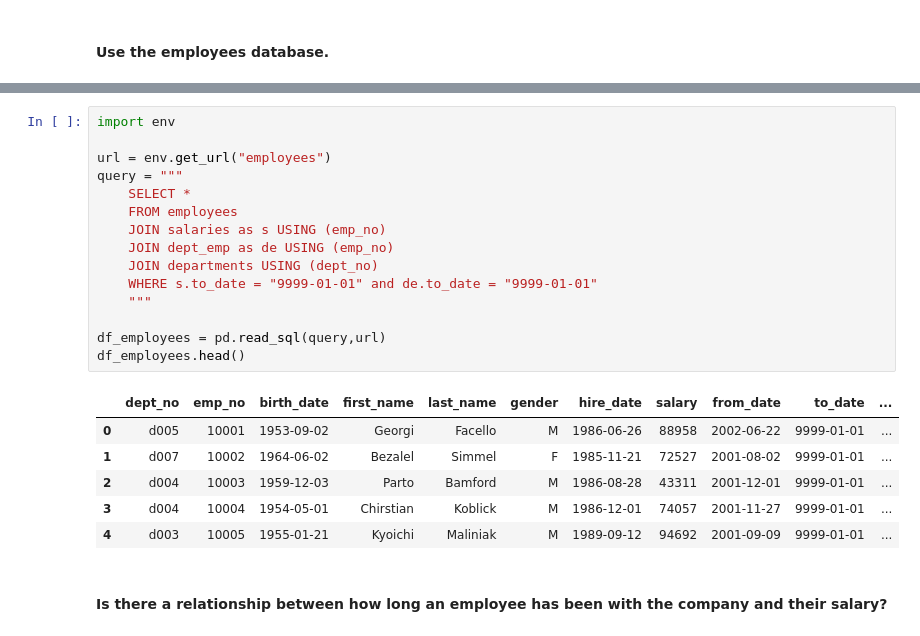
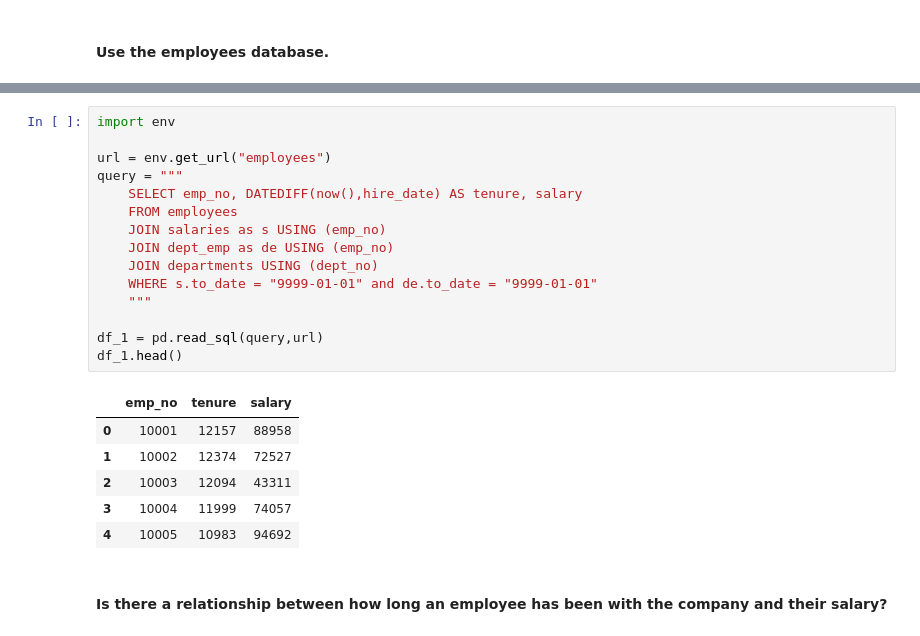
Before and after one commit to misty-garcia/statistics-exercises, a Jupyter notebook: hypothesis_testing.ipynb, the cells around one changed output, grey strips where cells are left out. Cells and saved outputs as stored; diff of their text form.

```diff
--- a/hypothesis_testing.ipynb
+++ b/hypothesis_testing.ipynb
@@ -222,24 +248,24 @@ plt.scatter(df_no_phone.tenure_whole, df_no_phone.total_charges)
 # %%
 import env
 
 url = env.get_url("employees")
 query = """
-    SELECT *
+    SELECT emp_no, DATEDIFF(now(),hire_date) AS tenure, salary
     FROM employees
     JOIN salaries as s USING (emp_no)
     JOIN dept_emp as de USING (emp_no)
     JOIN departments USING (dept_no)
     WHERE s.to_date = "9999-01-01" and de.to_date = "9999-01-01"
     """
 
-df_employees = pd.read_sql(query,url)
-df_employees.head()
+df_1 = pd.read_sql(query,url)
+df_1.head()
 # %% [output]
-|  | dept_no | emp_no | birth_date | first_name | last_name | gender | hire_date | salary | from_date | to_date | ... |
-| 0 | d005 | 10001 | 1953-09-02 | Georgi | Facello | M | 1986-06-26 | 88958 | 2002-06-22 | 9999-01-01 | ... |
-| 1 | d007 | 10002 | 1964-06-02 | Bezalel | Simmel | F | 1985-11-21 | 72527 | 2001-08-02 | 9999-01-01 | ... |
-| 2 | d004 | 10003 | 1959-12-03 | Parto | Bamford | M | 1986-08-28 | 43311 | 2001-12-01 | 9999-01-01 | ... |
-| 3 | d004 | 10004 | 1954-05-01 | Chirstian | Koblick | M | 1986-12-01 | 74057 | 2001-11-27 | 9999-01-01 | ... |
-| 4 | d003 | 10005 | 1955-01-21 | Kyoichi | Maliniak | M | 1989-09-12 | 94692 | 2001-09-09 | 9999-01-01 | ... |
+|  | emp_no | tenure | salary |
+| 0 | 10001 | 12157 | 88958 |
+| 1 | 10002 | 12374 | 72527 |
+| 2 | 10003 | 12094 | 43311 |
+| 3 | 10004 | 11999 | 74057 |
+| 4 | 10005 | 10983 | 94692 |
 # %% [markdown]
 #### Is there a relationship between how long an employee has been with the company and their salary?
```
Also changed, not shown: parts of 34 cells of this notebook.
